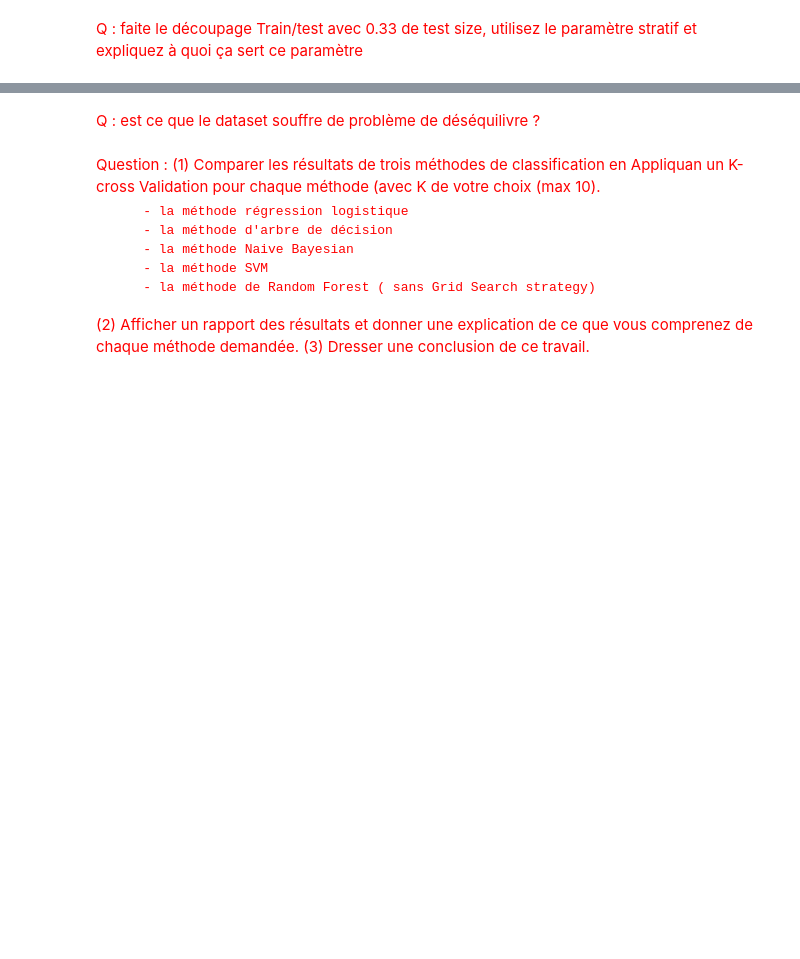
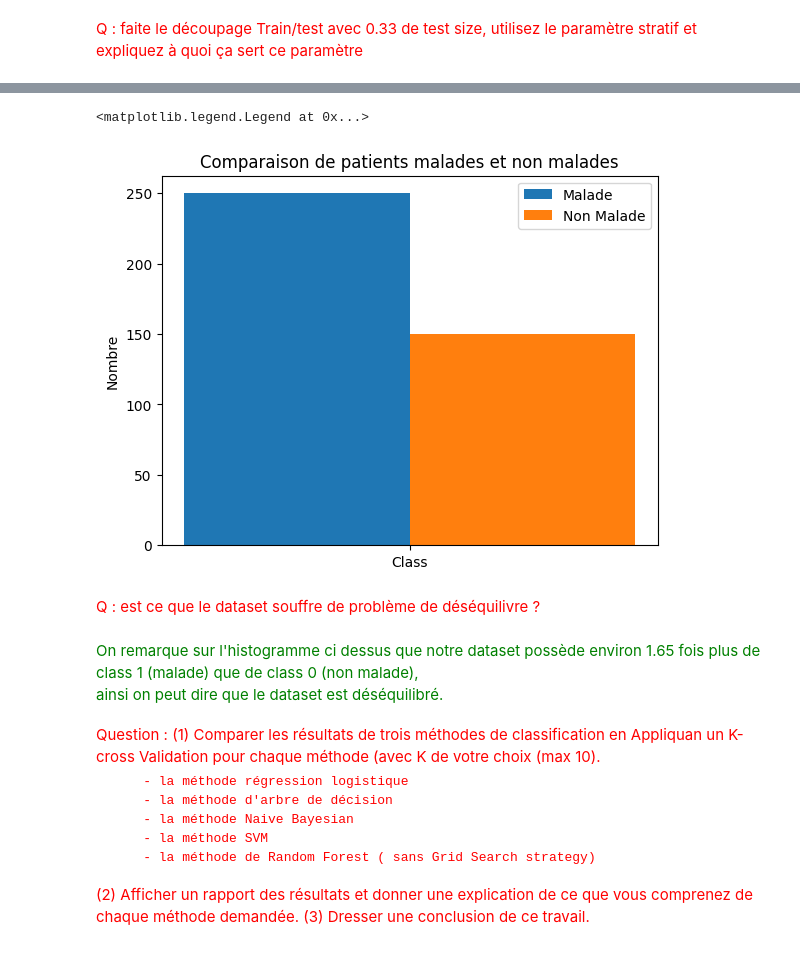
Before and after one commit to JayRay5/big_data_notebook, a Jupyter notebook: tp_prediction_maladies_renal/KidenyPrediction_enonce.ipynb, the cells around one changed output, grey strips where cells are left out. Cells and saved outputs as stored; diff of their text form; code cells hidden in the pictures; blank space fills up the shorter version.

```diff
--- a/tp_prediction_maladies_renal/KidenyPrediction_enonce.ipynb
+++ b/tp_prediction_maladies_renal/KidenyPrediction_enonce.ipynb
@@ -88,6 +88,6 @@ memory usage: 81.4+ KB
 # %% [markdown]
 <span style="color:green"> La cellule ci dessus affiche le nombre de valeurs pour chaque colone ayant des valeurs de type "object".</span>
 # %%
-#df= df.apply(lambda x: x.str.replace("\t", "") if x.dtype == "object" else x)
-#df= df.apply(lambda x: x.str.strip() if x.dtype == "object" else x)
+df= df.apply(lambda x: x.str.replace("\t", "") if x.dtype == "object" else x)
+df= df.apply(lambda x: x.str.strip() if x.dtype == "object" else x)
 # %% [markdown]
@@ -96,10 +96,9 @@ La deuxième ligne supprime les espaces en debut et fin de chaines de caractère
 </span>
 # %%
-
-df[['htn','dm','cad','pe','ane']] = df[['htn','dm','cad','pe','ane']].replace(to_replace={'yes':1,'no':0})
-df[['rbc','pc']] = df[['rbc','pc']].replace(to_replace={'abnormal':1,'normal':0})
-df[['pcc','ba']] = df[['pcc','ba']].replace(to_replace={'present':1,'notpresent':0})
-df[['appet']] = df[['appet']].replace(to_replace={'good':1,'poor':0,'no':np.nan})
+#df[['htn','dm','cad','pe','ane']] = df[['htn','dm','cad','pe','ane']].replace(to_replace={'yes':1,'no':0})
+#df[['rbc','pc']] = df[['rbc','pc']].replace(to_replace={'abnormal':1,'normal':0})
+#df[['pcc','ba']] = df[['pcc','ba']].replace(to_replace={'present':1,'notpresent':0})
+#df[['appet']] = df[['appet']].replace(to_replace={'good':1,'poor':0,'no':np.nan})
 df['classification'] = df['classification'].replace(to_replace={'ckd':1.0,'notckd':0.0,'no':0.0})
 df.rename(columns={'classification':'class'},inplace=True)
 # %% [markdown]
@@ -108,8 +107,8 @@ df.rename(columns={'classification':'class'},inplace=True)
 from sklearn.preprocessing import LabelEncoder
 from sklearn.preprocessing import OneHotEncoder
 # %%
-#df= df.apply(LabelEncoder().fit_transform)
-df = df.apply(lambda x: LabelEncoder().fit_transform(x) if x.dtype=="object" else x)
-df.describe()
+dfLabelEncoder = df.drop(['class'],axis=1).apply(lambda x: LabelEncoder().fit_transform(x) if x.dtype=="object" else x)
+dfLabelEncoder.insert(len(dfLabelEncoder.columns.values),'class',value=df['class'])
+print(dfLabelEncoder.columns.values)
 #https://stackoverflow.com/questions/24458645/label-encoding-across-multiple-columns-in-scikit-learn
 # %% [output]
@@ -185,0 +241,6 @@ vous pouvez utiliser les ressources de ce lien : https://towardsdatascience.com/
+# %%
+from sklearn.impute import KNNImputer
+df_withoutNull2 =  dfLabelEncoder
+imputer = KNNImputer(n_neighbors=5)
+df_withoutNull2 = pd.DataFrame(imputer.fit_transform(df_withoutNull2),columns = df_withoutNull2.columns)
+df_withoutNull2.isnull().sum()
@@ -212,5 +312,26 @@ Deprecated in NumPy 1.20; for more details and guidance: https://numpy.org/devdo
+# %%
+#affichage des survivants par moyenne de prix de billet
+X = ['Class']
+
+X_axis = np.arange(1)
+
+plt.bar(X_axis - 0.2, len(df_withoutNull2[df_withoutNull2['class']==1]['class']), 0.4, label = 'Malade')
+plt.bar(X_axis + 0.2, len(df_withoutNull2[df_withoutNull2['class']==0]['class']), 0.4, label = 'Non Malade')
+
+plt.xticks(X_axis, X)
+plt.ylabel("Nombre")
+plt.title("Comparaison de patients malades et non malades")
+plt.legend()
+# %% [output]
+<matplotlib.legend.Legend at 0x...>
+[figure, added]
 # %% [markdown]
 <span style="color:red"> Q : est ce que le dataset souffre de problème de déséquilivre ? </span>
+# %% [markdown]
+<span style='color:green'>
+On remarque sur l'histogramme ci dessus que notre dataset possède environ 1.65 fois plus de class 1 (malade) que de class 0 (non malade),
+<br> ainsi on peut dire que le dataset est déséquilibré.
+</span>
 # %% [markdown]
 <span style="color:red">
 Question :
```
Also changed, not shown: parts of 12 cells of this notebook, 4 other files.
